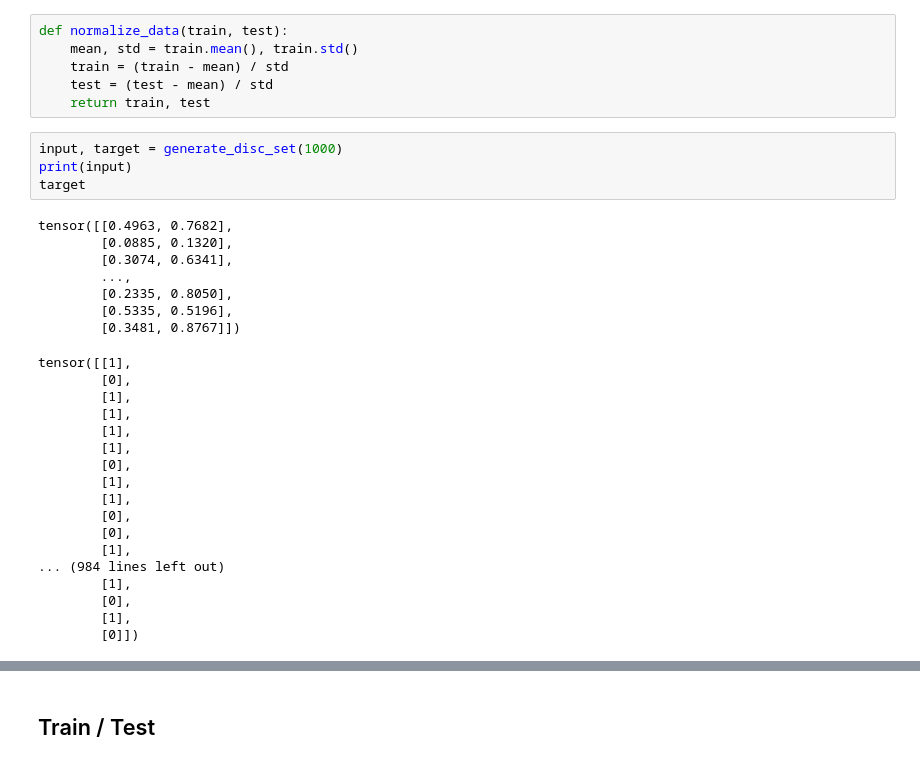
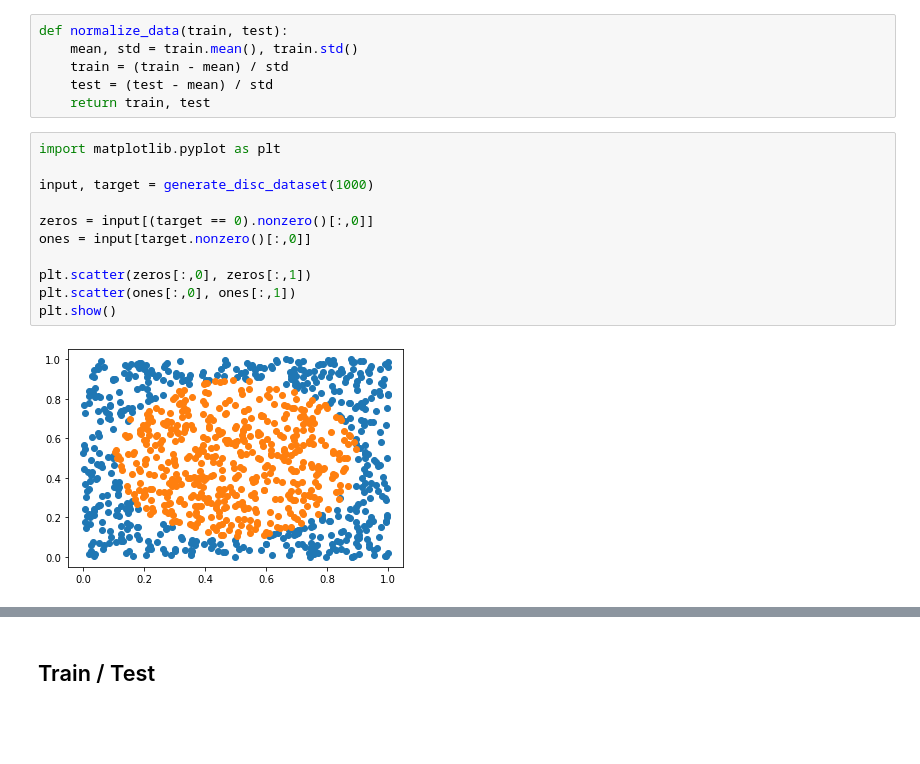
Before and after one commit to dgengler6/DeepLearningProject, a Jupyter notebook: Proj2/Project_2.ipynb, the cells around one changed output, grey strips where cells are left out. Saved outputs shown, nothing was run; the diff lists cells and outputs as text; blank space fills up the shorter version.

```diff
--- a/Proj2/Project_2.ipynb
+++ b/Proj2/Project_2.ipynb
@@ -399,33 +468,17 @@ def normalize_data(train, test):
     test = (test - mean) / std
     return train, test
 # %%
-input, target = generate_disc_set(1000)
-print(input)
-target
+import matplotlib.pyplot as plt
+
+input, target = generate_disc_dataset(1000)
+
+zeros = input[(target == 0).nonzero()[:,0]]
+ones = input[target.nonzero()[:,0]]
+
+plt.scatter(zeros[:,0], zeros[:,1])
+plt.scatter(ones[:,0], ones[:,1])
+plt.show()
 # %% [output]
-tensor([[0.4963, 0.7682],
-        [0.0885, 0.1320],
-        [0.3074, 0.6341],
-        ...,
-        [0.2335, 0.8050],
-        [0.5335, 0.5196],
-        [0.3481, 0.8767]])
-tensor([[1],
-        [0],
-        [1],
-        [1],
-        [1],
-        [1],
-        [0],
-        [1],
-        [1],
-        [0],
-        [0],
-        [1],
-... (984 lines left out)
-        [1],
-        [0],
-        [1],
-        [0]])
+[figure, added]
 # %%
 one_hot_encoder(target)
```
Also changed, not shown: parts of 6 cells of this notebook.
